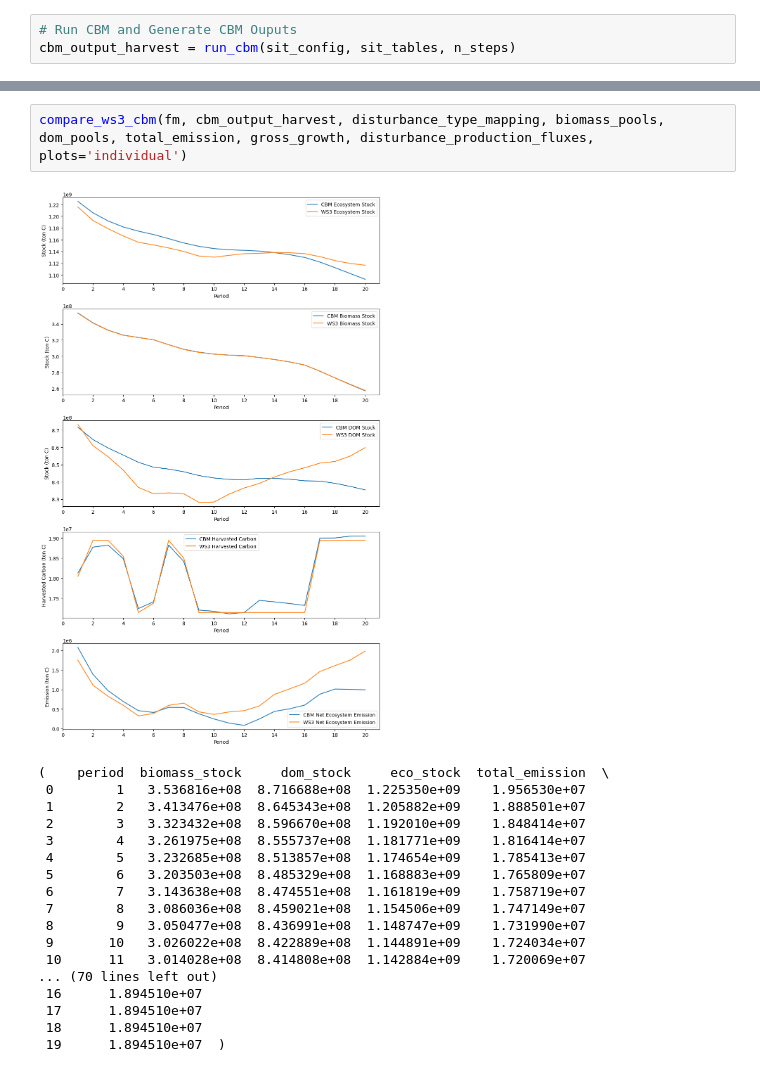
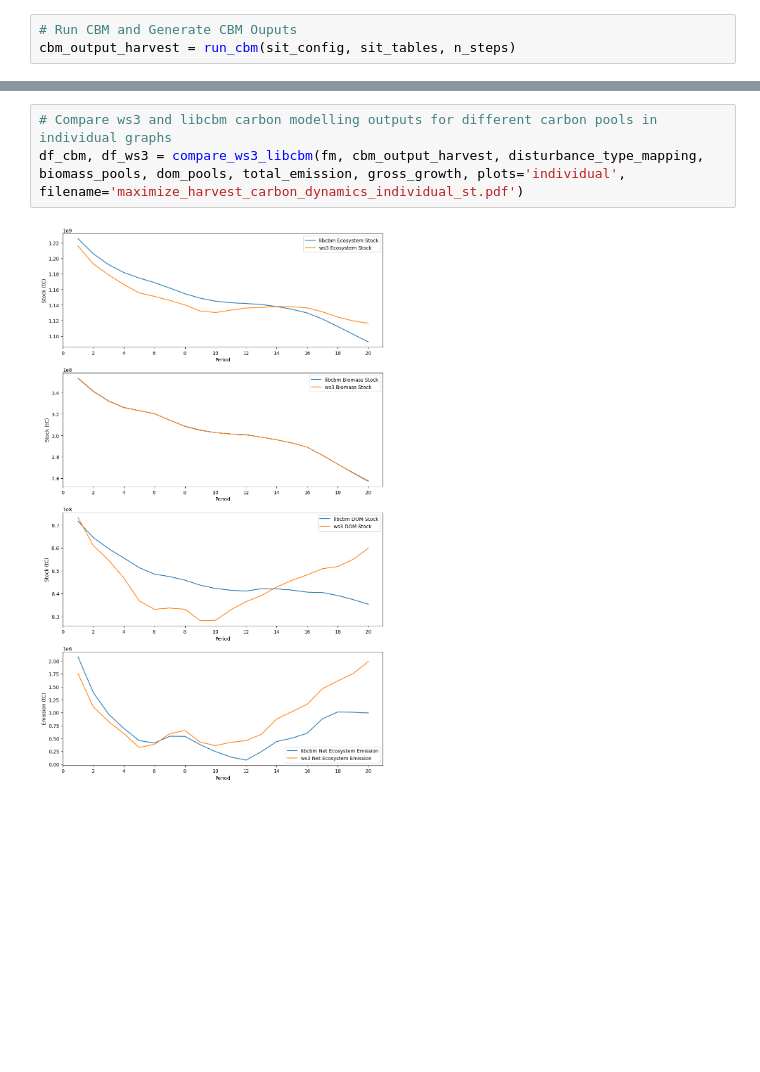
Before and after one commit to UBC-FRESH/msc_walter_yan, a Jupyter notebook: generate_c_curves_tsa24.ipynb, the cells around one changed output, grey strips where cells are left out. Drawn from its saved outputs; the diff is of its cells as text; blank space fills up the shorter version.

Commit message:
Wrap up modelling framwork

```diff
--- a/generate_c_curves_tsa24.ipynb
+++ b/generate_c_curves_tsa24.ipynb
@@ -970,21 +499,5 @@ def compare_ws3_cbm(fm, cbm_output, disturbance_type_mapping, biomass_pools, dom
 # %%
-compare_ws3_cbm(fm, cbm_output_harvest, disturbance_type_mapping, biomass_pools, dom_pools, total_emission, gross_growth, disturbance_production_fluxes, plots='individual')
+# Compare ws3 and libcbm carbon modelling outputs for different carbon pools in individual graphs
+df_cbm, df_ws3 = compare_ws3_libcbm(fm, cbm_output_harvest, disturbance_type_mapping, biomass_pools, dom_pools, total_emission, gross_growth, plots='individual', filename='maximize_harvest_carbon_dynamics_individual_st.pdf')
 # %% [output]
-[figure, old version]
+[figure, new version]
-(    period  biomass_stock     dom_stock     eco_stock  total_emission  \
- 0        1   3.536816e+08  8.716688e+08  1.225350e+09    1.956530e+07
- 1        2   3.413476e+08  8.645343e+08  1.205882e+09    1.888501e+07
- 2        3   3.323432e+08  8.596670e+08  1.192010e+09    1.848414e+07
- 3        4   3.261975e+08  8.555737e+08  1.181771e+09    1.816414e+07
- 4        5   3.232685e+08  8.513857e+08  1.174654e+09    1.785413e+07
- 5        6   3.203503e+08  8.485329e+08  1.168883e+09    1.765809e+07
- 6        7   3.143638e+08  8.474551e+08  1.161819e+09    1.758719e+07
- 7        8   3.086036e+08  8.459021e+08  1.154506e+09    1.747149e+07
- 8        9   3.050477e+08  8.436991e+08  1.148747e+09    1.731990e+07
- 9       10   3.026022e+08  8.422889e+08  1.144891e+09    1.724034e+07
- 10      11   3.014028e+08  8.414808e+08  1.142884e+09    1.720069e+07
-... (70 lines left out)
- 16      1.894510e+07
- 17      1.894510e+07
- 18      1.894510e+07
- 19      1.894510e+07  )
```
Also changed, not shown: parts of 49 cells of this notebook, 20 other files.
